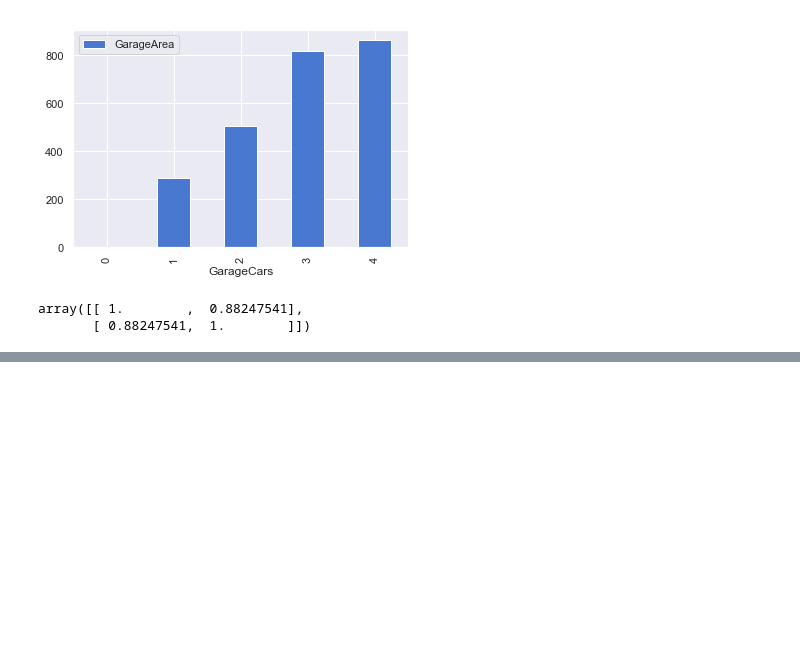
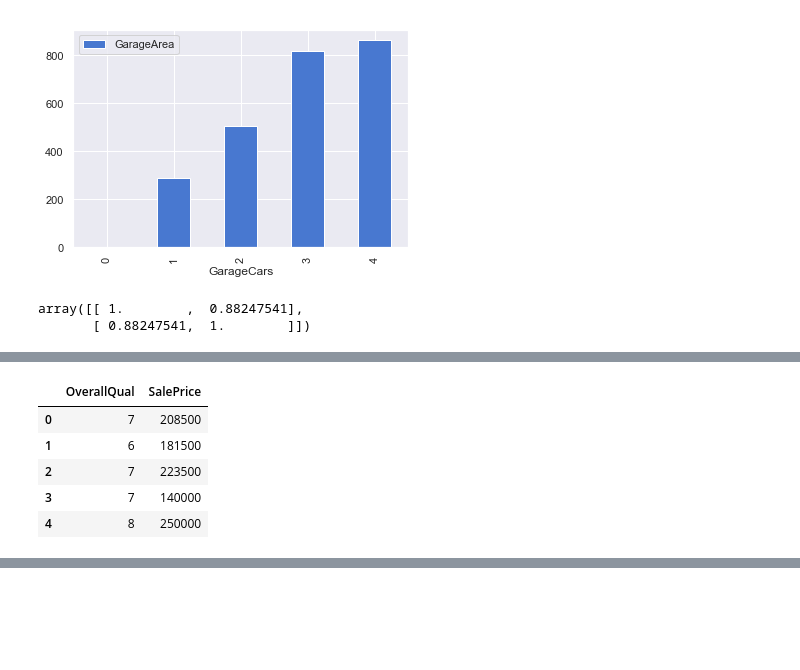
Before and after one commit to appke/DeepLearning-TensorFlow, a Jupyter notebook: ex01-项目实战/kk03-相关性分析.ipynb, the cells around one changed output, grey strips where cells are left out. Cells and saved outputs as stored; diff of their text form; code cells hidden in the pictures; blank space fills up the shorter version.

```diff
--- a/ex01-项目实战/kk03-相关性分析.ipynb
+++ b/ex01-项目实战/kk03-相关性分析.ipynb
@@ -85,0 +101,9 @@ array([[ 1.        ,  0.88247541],
+# %%
+train[['OverallQual', 'SalePrice']].head()
+# %% [output]
+|  | OverallQual | SalePrice |
+| 0 | 7 | 208500 |
+| 1 | 6 | 181500 |
+| 2 | 7 | 223500 |
+| 3 | 7 | 140000 |
+| 4 | 8 | 250000 |
```
Also changed, not shown: parts of 6 cells of this notebook, 1 other file.
